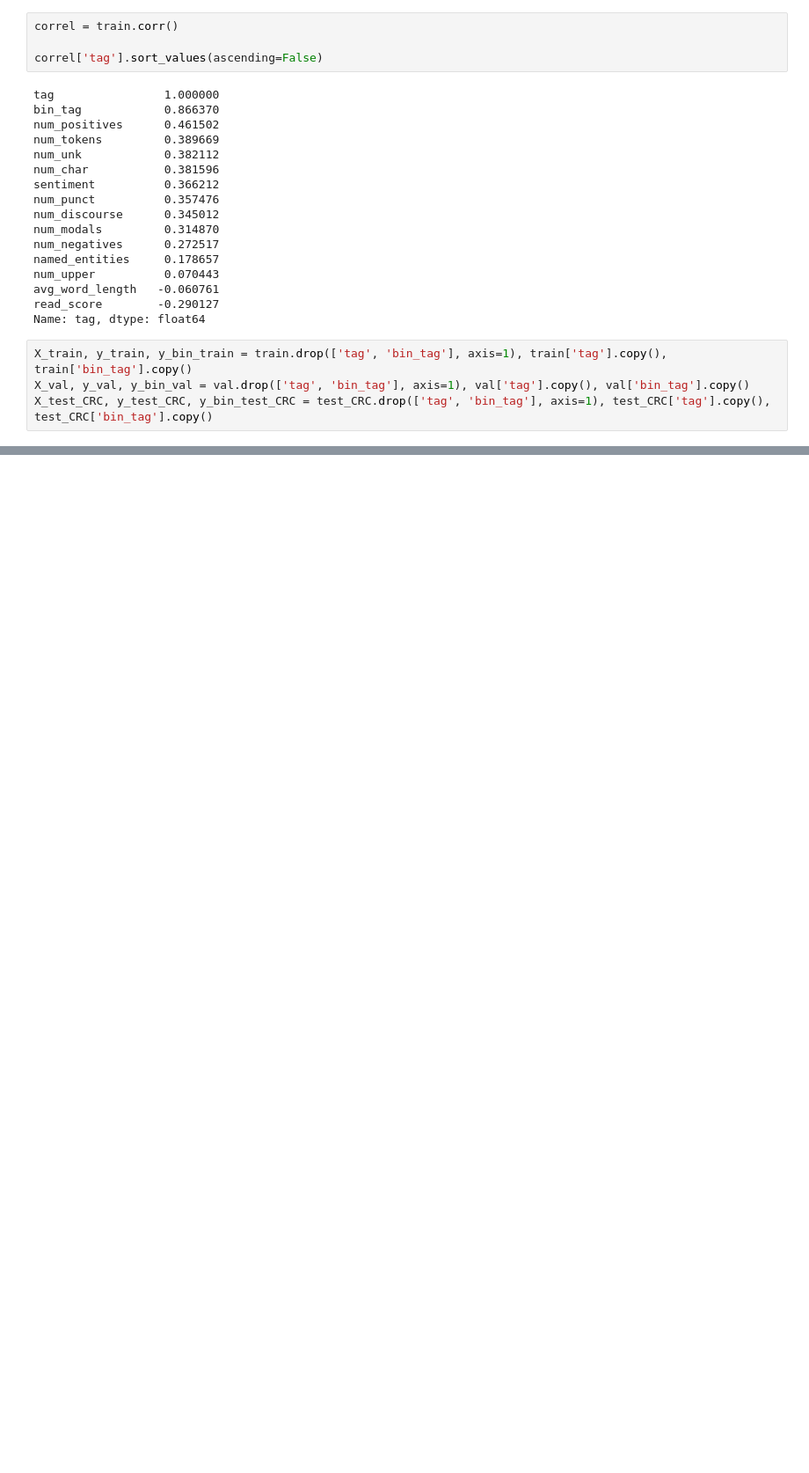
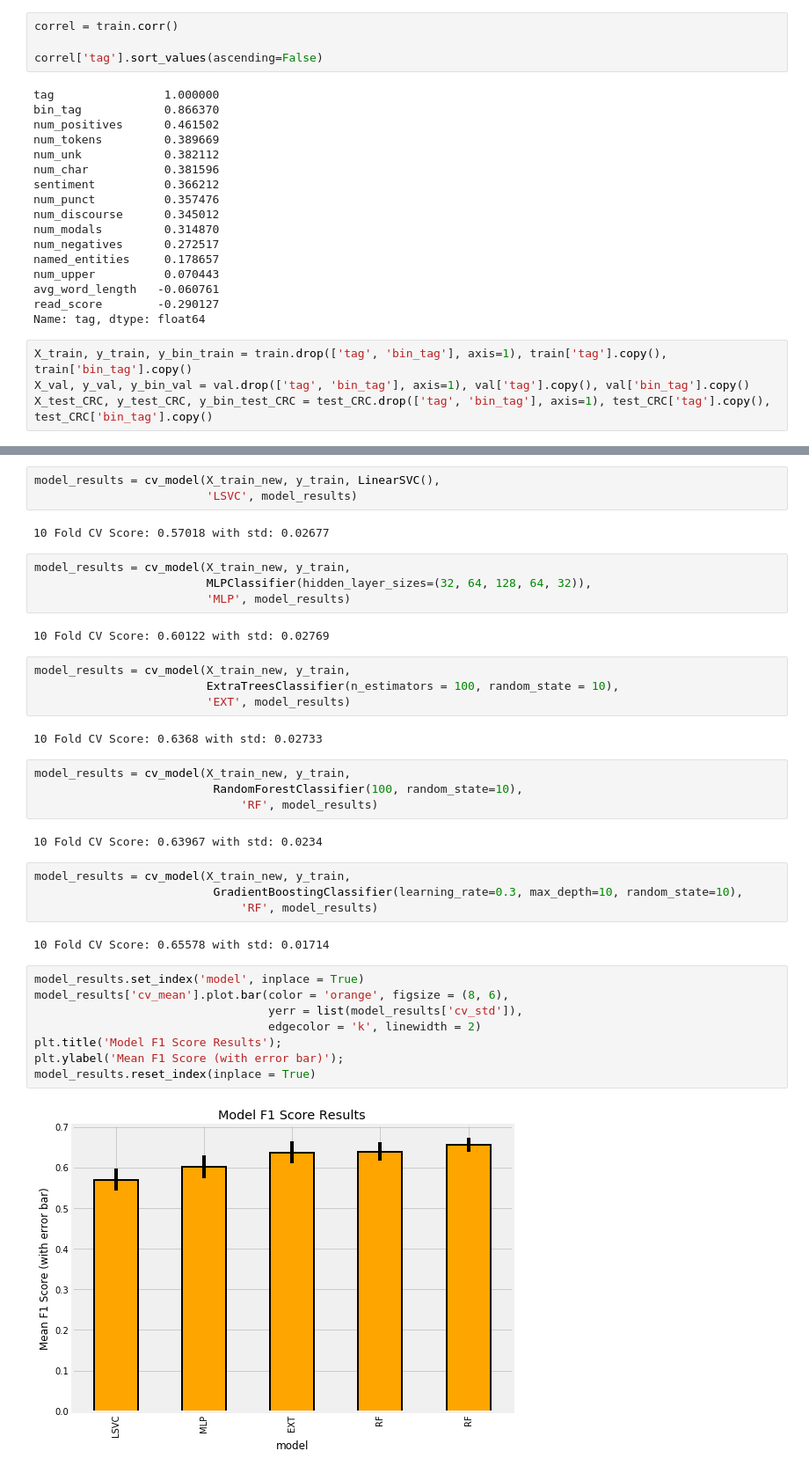
Before and after one commit to ugolbck/AFCC, a Jupyter notebook: notebooks/XGBoosting.ipynb, the cells around one changed output, grey strips where cells are left out. Shown at 88% size. Cells and saved outputs as stored; diff of their text form; blank space fills up the shorter version.

```diff
--- a/notebooks/XGBoosting.ipynb
+++ b/notebooks/XGBoosting.ipynb
@@ -197,0 +284,39 @@ array([nan, nan, nan, nan, nan, nan, nan, nan, nan, nan])
+# %%
+model_results = cv_model(X_train_new, y_train, LinearSVC(),
+                         'LSVC', model_results)
+# %% [output]
+10 Fold CV Score: 0.57018 with std: 0.02677
+# %%
+model_results = cv_model(X_train_new, y_train,
+                         MLPClassifier(hidden_layer_sizes=(32, 64, 128, 64, 32)),
+                         'MLP', model_results)
+# %% [output]
+10 Fold CV Score: 0.60122 with std: 0.02769
+# %%
+model_results = cv_model(X_train_new, y_train,
+                         ExtraTreesClassifier(n_estimators = 100, random_state = 10),
+                         'EXT', model_results)
+# %% [output]
+10 Fold CV Score: 0.6368 with std: 0.02733
+# %%
+model_results = cv_model(X_train_new, y_train,
+                          RandomForestClassifier(100, random_state=10),
+                              'RF', model_results)
+# %% [output]
+10 Fold CV Score: 0.63967 with std: 0.0234
+# %%
+model_results = cv_model(X_train_new, y_train,
+                          GradientBoostingClassifier(learning_rate=0.3, max_depth=10, random_state=10),
+                              'RF', model_results)
+# %% [output]
+10 Fold CV Score: 0.65578 with std: 0.01714
+# %%
+model_results.set_index('model', inplace = True)
+model_results['cv_mean'].plot.bar(color = 'orange', figsize = (8, 6),
+                                  yerr = list(model_results['cv_std']),
+                                  edgecolor = 'k', linewidth = 2)
+plt.title('Model F1 Score Results');
+plt.ylabel('Mean F1 Score (with error bar)');
+model_results.reset_index(inplace = True)
+# %% [output]
+[figure, added]
```
Also changed, not shown: parts of 21 cells of this notebook, 2 other files.
